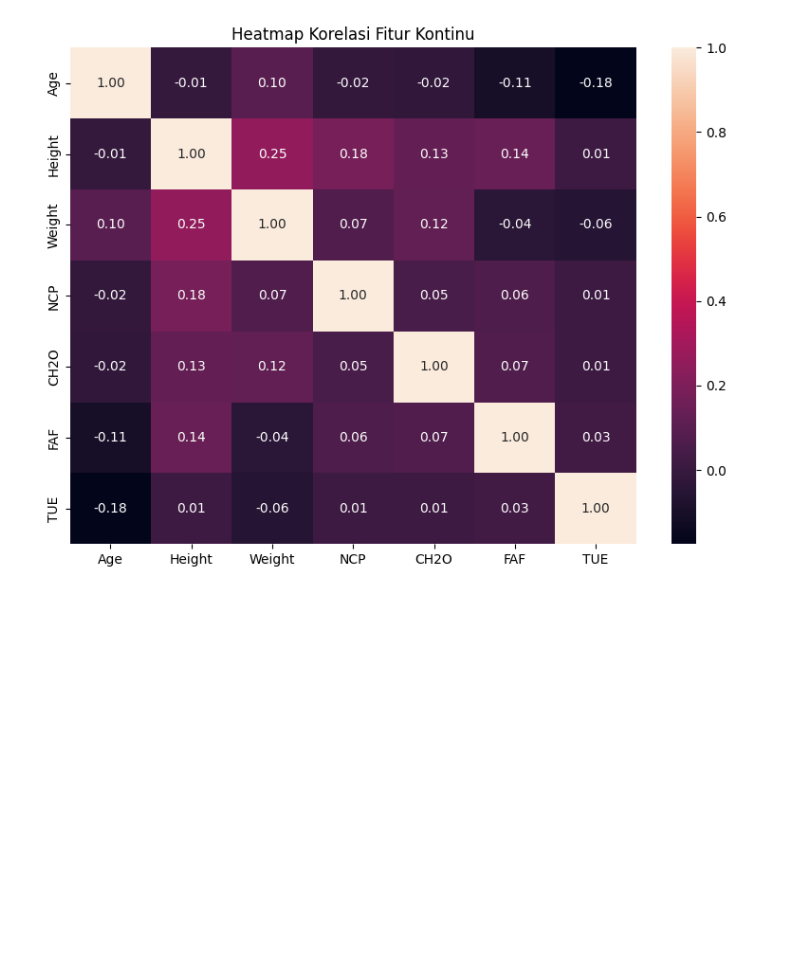
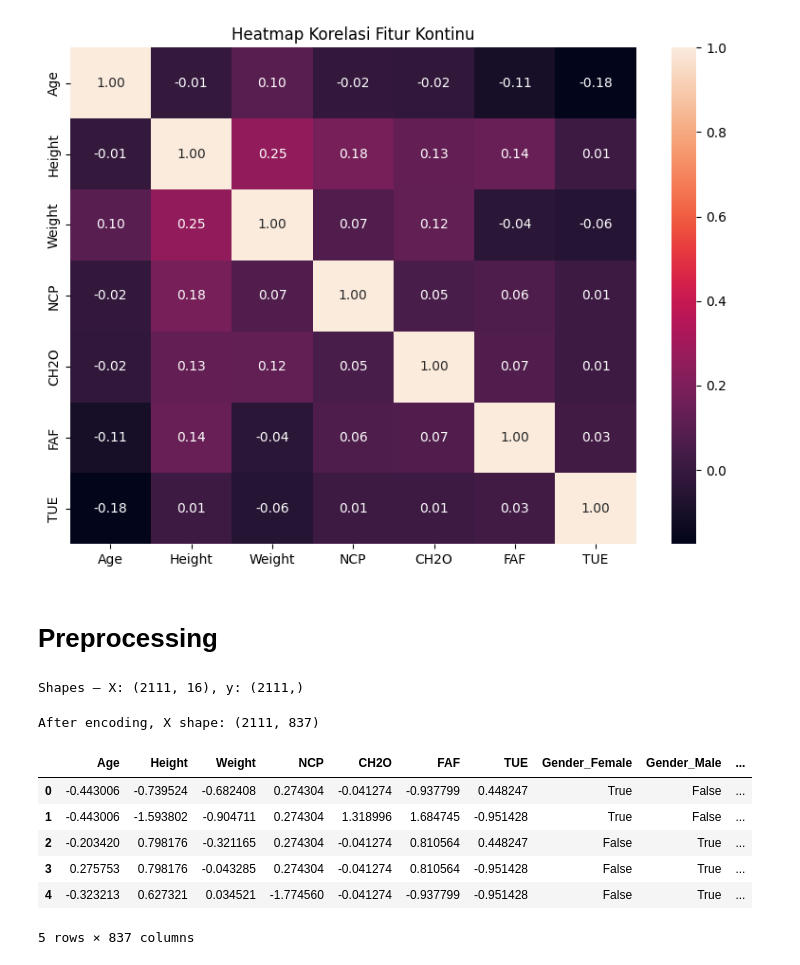
Before and after one commit to SatriyaPratama/Bengkel-Koding, a Jupyter notebook: Bengkod.ipynb, the cells around one changed output. Saved outputs shown, nothing was run; the diff lists cells and outputs as text; code cells hidden in the pictures; blank space fills up the shorter version.

```diff
--- a/Bengkod.ipynb
+++ b/Bengkod.ipynb
@@ -202,3 +203,42 @@ if valid_cols:
     plt.show()
 # %% [output]
 [figure]
+# %% [markdown]
+# Preprocessing
+# %%
+# Pisahkan fitur (X) dan target (y)
+target_col = 'NObeyesdad'
+X = df.drop(columns=[target_col])
+y = df[target_col].copy()
+print(f"Shapes – X: {X.shape}, y: {y.shape}")
+# %% [output]
+Shapes – X: (2111, 16), y: (2111,)
+# %%
+# Identifikasi kolom numerik dan kategorikal
+numerical_cols = X.select_dtypes(include=['int64', 'float64']).columns.tolist()
+cat_cols = X.select_dtypes(include=['object', 'category']).columns.tolist()
+
+# # Menangani missing value(numerik: median, kategorikal:modus)
+imputer_num = SimpleImputer(strategy='median')
+imputer_cat = SimpleImputer(strategy='most_frequent')
+X[numerical_cols] = imputer_num.fit_transform(X[numerical_cols])
+X[cat_cols] = imputer_cat.fit_transform(X[cat_cols])
+# %%
+# One-hot encode kolom kategorikal
+X = pd.get_dummies(X, columns=cat_cols, drop_first=True)
+print(f"After encoding, X shape: {X.shape}")
+# %% [output]
+After encoding, X shape: (2111, 837)
+# %%
+# Standardisasi fitur numerik
+scaler = StandardScaler()
+X[numerical_cols] = scaler.fit_transform(X[numerical_cols])
+display(X.head())
+# %% [output]
+|  | Age | Height | Weight | NCP | CH2O | FAF | TUE | Gender_Female | Gender_Male | ... |
+| 0 | -0.443006 | -0.739524 | -0.682408 | 0.274304 | -0.041274 | -0.937799 | 0.448247 | True | False | ... |
+| 1 | -0.443006 | -1.593802 | -0.904711 | 0.274304 | 1.318996 | 1.684745 | -0.951428 | True | False | ... |
+| 2 | -0.203420 | 0.798176 | -0.321165 | 0.274304 | -0.041274 | 0.810564 | 0.448247 | False | True | ... |
+| 3 | 0.275753 | 0.798176 | -0.043285 | 0.274304 | -0.041274 | 0.810564 | -0.951428 | False | True | ... |
+| 4 | -0.323213 | 0.627321 | 0.034521 | -1.774560 | -0.041274 | -0.937799 | -0.951428 | False | True | ... |
+5 rows × 837 columns
```
Also changed, not shown: parts of 8 cells of this notebook.
